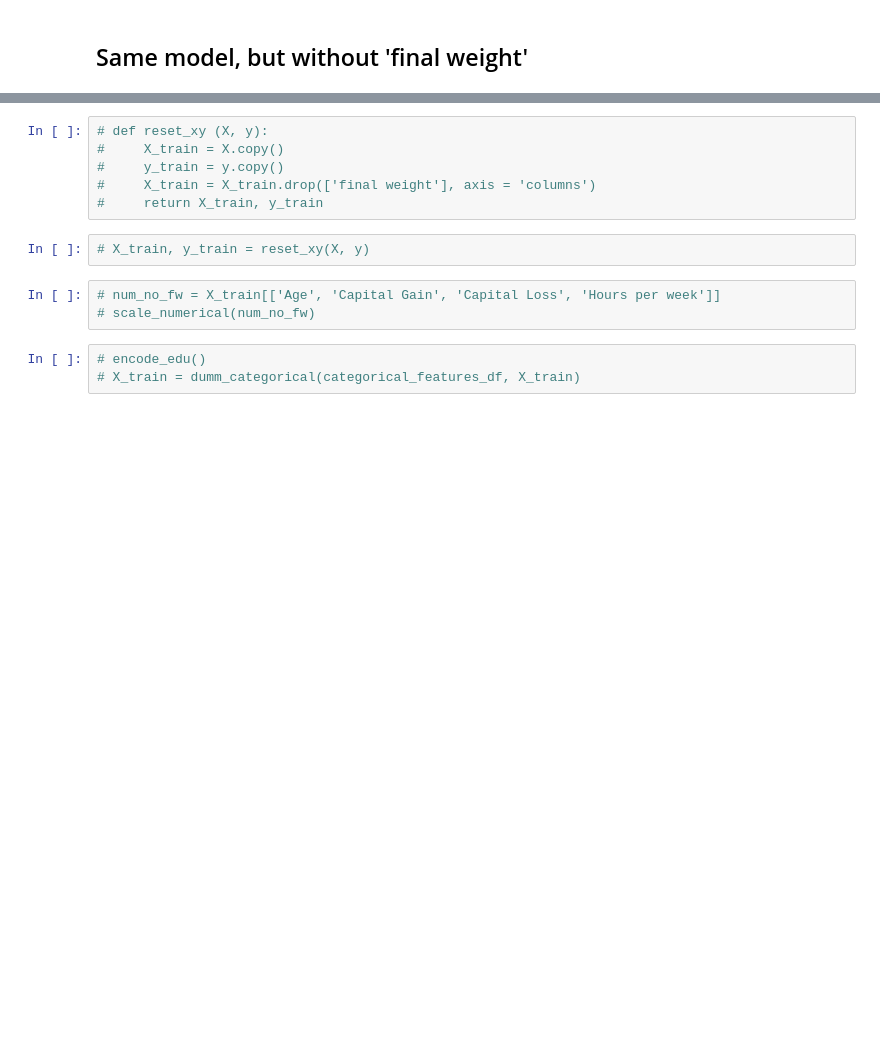
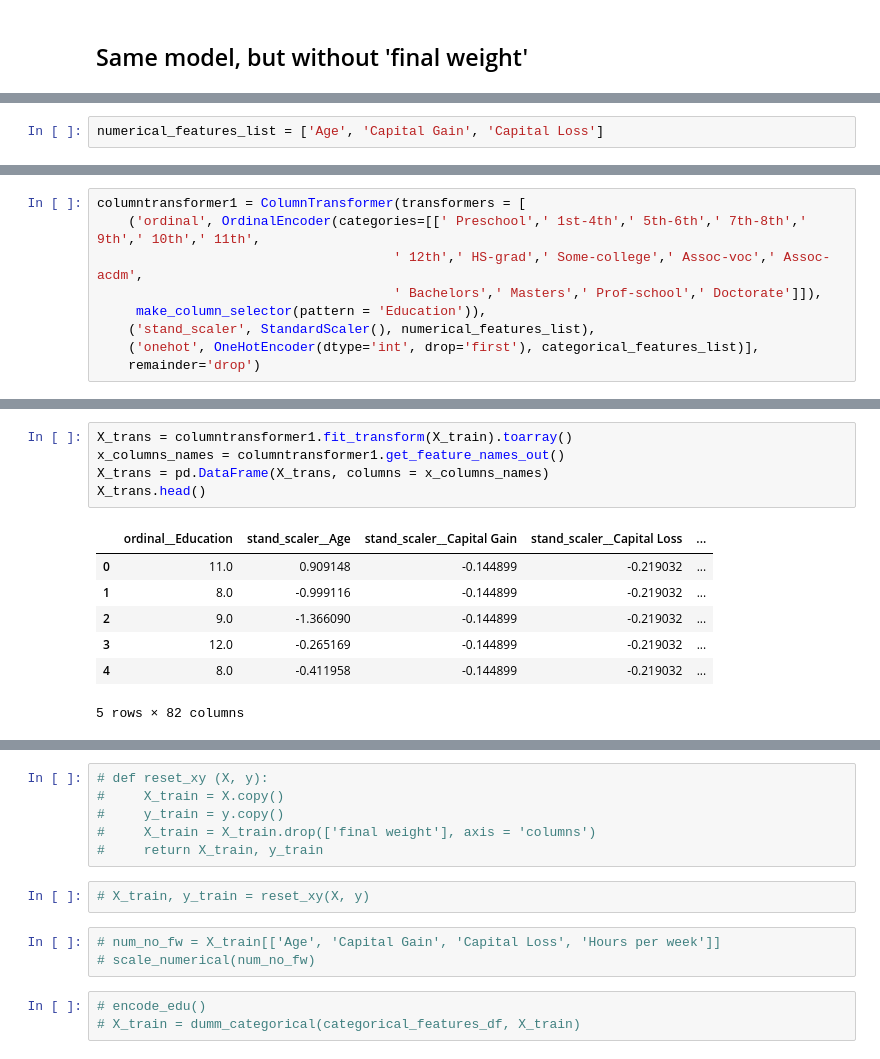
Before and after one commit to nadiia-duiunova/Adults_pet_project, a Jupyter notebook: Logistic regression.ipynb, the cells around one changed output, grey strips where cells are left out. Saved outputs shown, nothing was run; the diff lists cells and outputs as text; blank space fills up the shorter version.

```diff
--- a/Logistic regression.ipynb
+++ b/Logistic regression.ipynb
@@ -203,0 +230,2 @@ weighted avg       0.84      0.85      0.84     26048
+# %%
+numerical_features_list = ['Age', 'Capital Gain', 'Capital Loss']
@@ -203,0 +235,9 @@ weighted avg       0.84      0.85      0.84     26048
+# %%
+columntransformer1 = ColumnTransformer(transformers = [
+    ('ordinal', OrdinalEncoder(categories=[[' Preschool',' 1st-4th',' 5th-6th',' 7th-8th',' 9th',' 10th',' 11th',
+                                      ' 12th',' HS-grad',' Some-college',' Assoc-voc',' Assoc-acdm',
+                                      ' Bachelors',' Masters',' Prof-school',' Doctorate']]),
+     make_column_selector(pattern = 'Education')),
+    ('stand_scaler', StandardScaler(), numerical_features_list),
+    ('onehot', OneHotEncoder(dtype='int', drop='first'), categorical_features_list)],
+    remainder='drop')
@@ -203,0 +253,13 @@ weighted avg       0.84      0.85      0.84     26048
+# %%
+X_trans = columntransformer1.fit_transform(X_train).toarray()
+x_columns_names = columntransformer1.get_feature_names_out()
+X_trans = pd.DataFrame(X_trans, columns = x_columns_names)
+X_trans.head()
+# %% [output]
+|  | ordinal__Education | stand_scaler__Age | stand_scaler__Capital Gain | stand_scaler__Capital Loss | ... |
+| 0 | 11.0 | 0.909148 | -0.144899 | -0.219032 | ... |
+| 1 | 8.0 | -0.999116 | -0.144899 | -0.219032 | ... |
+| 2 | 9.0 | -1.366090 | -0.144899 | -0.219032 | ... |
+| 3 | 12.0 | -0.265169 | -0.144899 | -0.219032 | ... |
+| 4 | 8.0 | -0.411958 | -0.144899 | -0.219032 | ... |
+5 rows × 82 columns
```
Also changed, not shown: parts of 55 cells of this notebook.
